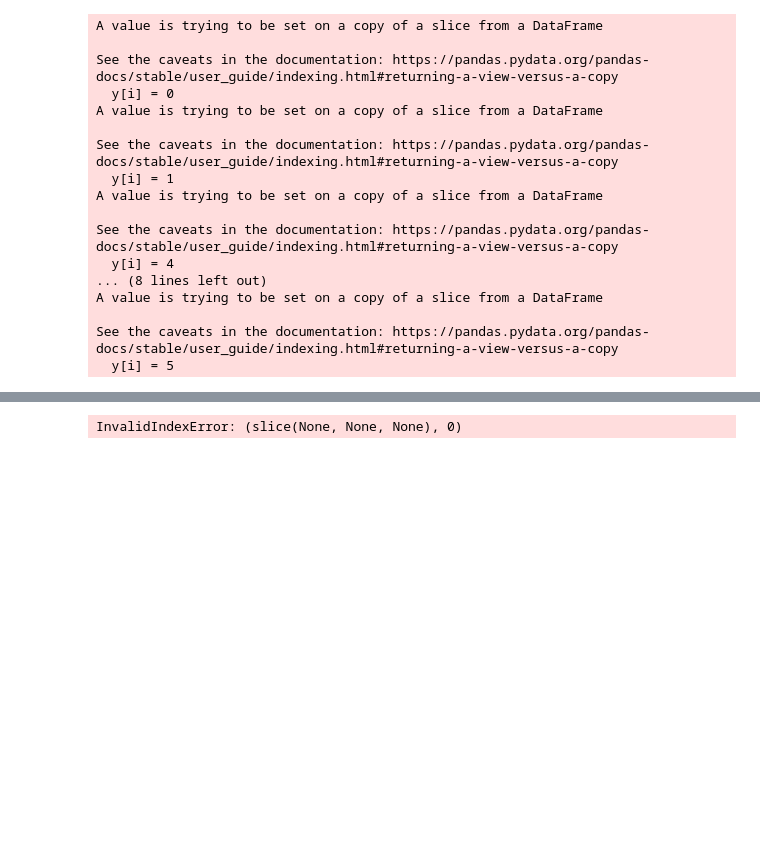
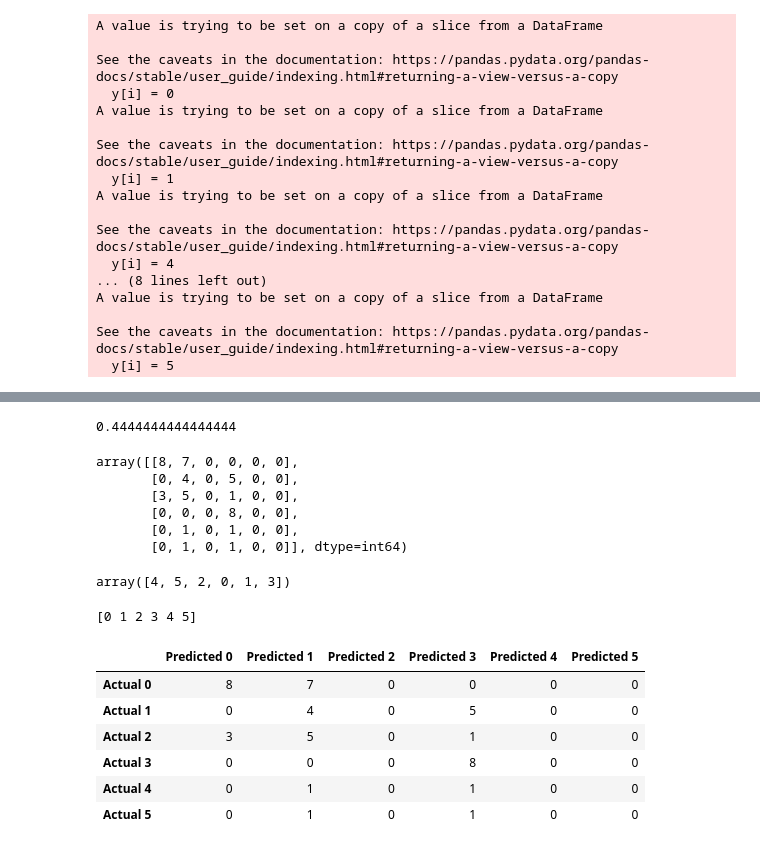
Before and after one commit to prasannadhojthapa/Kaggle_Life_Expectancy, a Jupyter notebook: Kaggle_Life_Expectancy.ipynb, the cells around one changed output, grey strips where cells are left out. Drawn from its saved outputs; the diff is of its cells as text; code cells hidden in the pictures; blank space fills up the shorter version.

```diff
--- a/Kaggle_Life_Expectancy.ipynb
+++ b/Kaggle_Life_Expectancy.ipynb
@@ -85,10 +105,9 @@ X_train, X_test, y_train, y_test= train_test_split(X, y, test_size= 0.10, random
 # %%
-import mglearn
-mglearn.discrete_scatter(X[:, 0], X[:, 1],X[:, 2],X[:, 3],X[:, 4], y)
+from sklearn.preprocessing import StandardScaler
 
-plt.legend(["Class 0", "Class 1", "Class 2", "Class 3", "Class 4"], loc=4)
-plt.xlabel("First feature")
-plt.ylabel("Second feature")
-print("X.shape: {}".format(X.shape))
+#Using the standard scaler to scale the features for preprocessing:
+#When using the standard scaler you do not need to manually scale the model.
+scaler = StandardScaler()
+scale = scaler.fit(X_train)
+X_train = scale.transform(X_train)
+X_test = scale.transform(X_test)
-# %% [output]
-InvalidIndexError: (slice(None, None, None), 0)
@@ -94,0 +121,52 @@ InvalidIndexError: (slice(None, None, None), 0)
+# %%
+from sklearn.metrics import accuracy_score
+
+score = accuracy_score(y_test, y_pred)
+score
+# %% [output]
+0.4444444444444444
+# %%
+from sklearn.metrics import confusion_matrix
+
+confusion_matrix(y_test,y_pred)
+# %% [output]
+array([[8, 7, 0, 0, 0, 0],
+       [0, 4, 0, 5, 0, 0],
+       [3, 5, 0, 1, 0, 0],
+       [0, 0, 0, 8, 0, 0],
+       [0, 1, 0, 1, 0, 0],
+       [0, 1, 0, 1, 0, 0]], dtype=int64)
+# %%
+y_train.unique()
+# %% [output]
+array([4, 5, 2, 0, 1, 3])
+# %%
+# Getting dataframe labels
+
+from sklearn.utils.multiclass import unique_labels
+
+print(unique_labels(y_test))
+
+#This shows the y_train.unique(), but in accending order.
+# %% [output]
+[0 1 2 3 4 5]
+# %%
+#Now, showing the confusion matrix with its proper labels in table format:
+
+def plot(y_true, y_pred):
+    labels = unique_labels(y_test)
+    columns = [f'Predicted {label}' for label in labels]
+    index = [f'Actual {label}' for label in labels]
+    table = pd.DataFrame(confusion_matrix(y_true,y_pred), columns=columns, index=index)
+
+    return table
+# %%
+plot(y_test, y_pred)
+# %% [output]
+|  | Predicted 0 | Predicted 1 | Predicted 2 | Predicted 3 | Predicted 4 | Predicted 5 |
+| Actual 0 | 8 | 7 | 0 | 0 | 0 | 0 |
+| Actual 1 | 0 | 4 | 0 | 5 | 0 | 0 |
+| Actual 2 | 3 | 5 | 0 | 1 | 0 | 0 |
+| Actual 3 | 0 | 0 | 0 | 8 | 0 | 0 |
+| Actual 4 | 0 | 1 | 0 | 1 | 0 | 0 |
+| Actual 5 | 0 | 1 | 0 | 1 | 0 | 0 |
```
Also changed, not shown: parts of 11 cells of this notebook.
